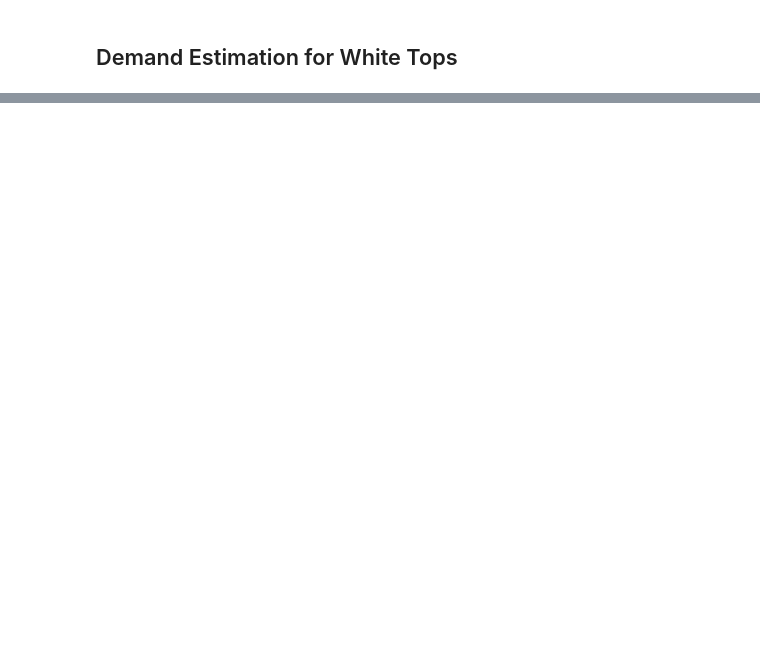
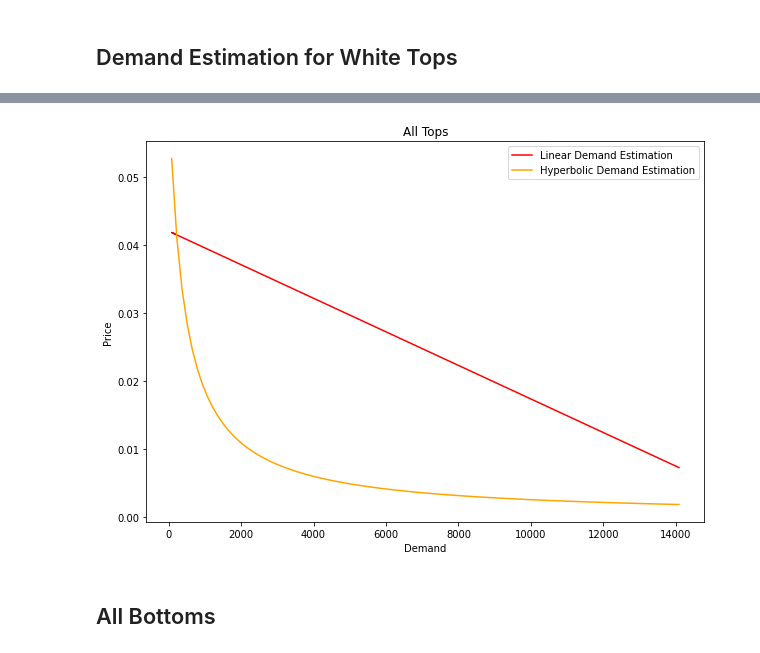
Before and after one commit to emmanuel-ashaye/cs-5304-final-project-fashion-forward, a Jupyter notebook: demand_estimation.ipynb, the cells around one changed output, grey strips where cells are left out. Drawn from its saved outputs; the diff is of its cells as text; code cells hidden in the pictures; blank space fills up the shorter version.

```diff
--- a/demand_estimation.ipynb
+++ b/demand_estimation.ipynb
@@ -309,0 +312,56 @@ plt.show()
+# %%
+dfs5 = []
+for f in files:
+
+    df = pd.read_csv(os.path.join(dirname, f))
+    tops = df[df['product_group_name_garment_upper_body'] == 1]
+    dfs5.append(tops)
+# %%
+all = pd.concat(dfs5)
+tot = 0
+
+binned_price = pd.cut(all['price'],5)
+v = binned_price.value_counts()
+mids = []
+for i in v.index:
+    mids.append((i.left + i.right)/2)
+
+vs = v.values
+t = np.array(list(zip(mids, vs)))
+sort = t[t[:, 0].argsort()]
+
+x = sort[:, 1].reshape(-1, 1)
+y = sort[:, 0]
+model = LinearRegression()
+model.fit(x, y)
+y_pred = model.predict(x)
+
+
+#plt.scatter(x, y, label='Binned Prices')
+plt.plot(x, y_pred, label='Linear Demand Estimation', color = 'red')
+plt.xlabel('Demand')
+plt.ylabel('Price')
+
+x = sort[:, 1]
+
+def hyperbolic_func(x, a, b):
+    return a / (1 + b * x *.000001)
+
+params, _ = curve_fit(hyperbolic_func, x, y)
+
+a_fit = params[0]
+b_fit = params[1]
+
+x_fit = np.linspace(min(x), max(x), 100)
+y_fit = hyperbolic_func(x_fit, a_fit, b_fit)
+
+plt.plot(x_fit, y_fit, label='Hyperbolic Demand Estimation', color = 'orange')
+
+
+plt.legend()
+plt.title("All Tops")
+plt.show()
+# %% [output]
+[figure, added]
+# %% [markdown]
+## All Bottoms
```
Also changed, not shown: parts of 7 cells of this notebook.
